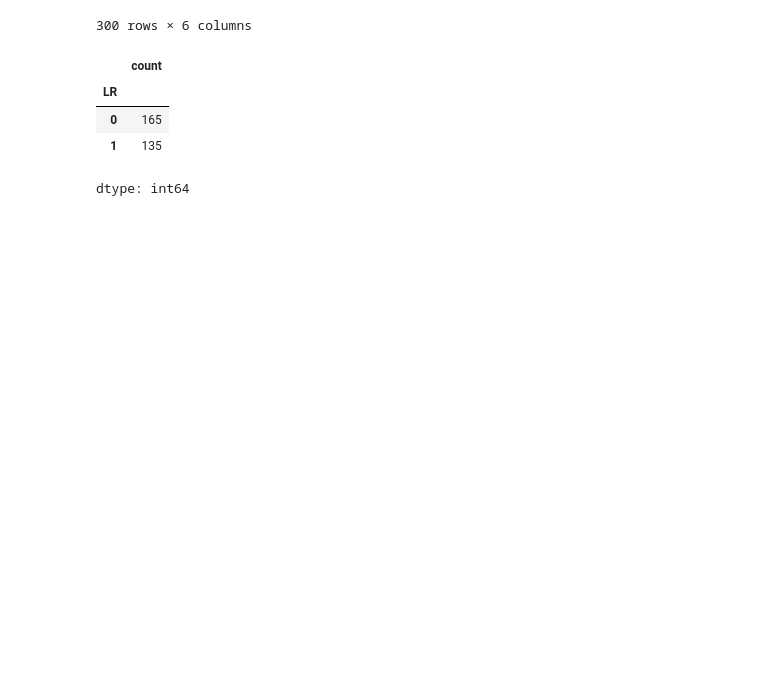
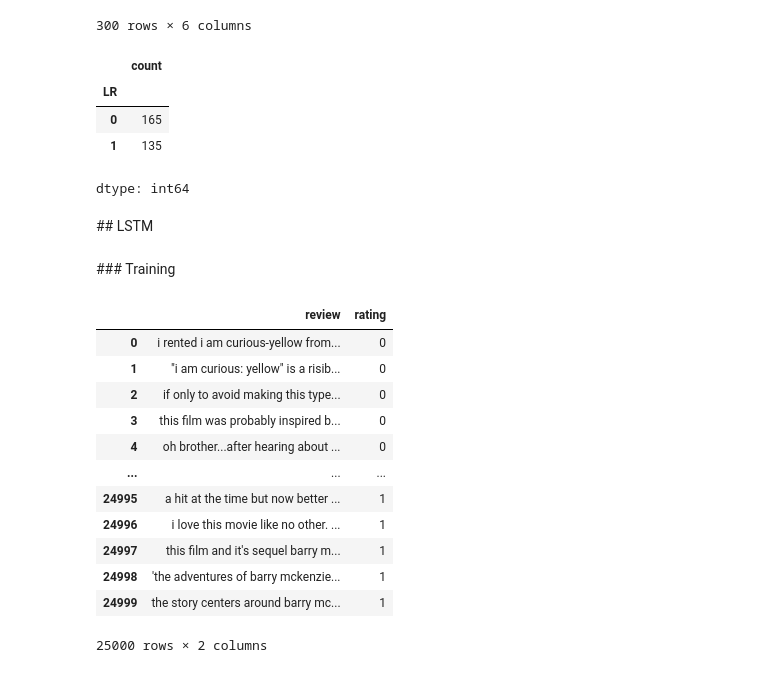
Before and after one commit to EgehanEralp/colabnotebooks, a Jupyter notebook: ensemble_defense.ipynb, the cells around one changed output. Drawn from its saved outputs; the diff is of its cells as text; code cells hidden in the pictures; blank space fills up the shorter version.

```diff
--- a/ensemble_defense.ipynb
+++ b/ensemble_defense.ipynb
@@ -545,4 +540,26 @@ dtype: int64
 # %%
 test_bd.to_pickle("./imdb_300_addsentBD_D2Vpreds.pkl")
 # %% [markdown]
-#
+## LSTM
+# %% [markdown]
+### Training
+# %%
+REPLACE_BY_SPACE_RE = re.compile('[/(){}\[\]\|@,;]')
+BAD_SYMBOLS_RE = re.compile('[^a-z #+_]')
+STOPWORDS = set(stopwords.words('english'))
+
+def clean_text(text):
+    """
+        text: a string
+
+        return: modified initial string
+    """
+    text = text.lower() # lowercase text
+    text = REPLACE_BY_SPACE_RE.sub(' ', text) # replace REPLACE_BY_SPACE_RE symbols by space in text. substitute the matched string in REPLACE_BY_SPACE_RE with space.
+#    text = BAD_SYMBOLS_RE.sub('', text) # remove symbols which are in BAD_SYMBOLS_RE from text. substitute the matched string in BAD_SYMBOLS_RE with nothing.
+    text = text.replace('x', '')
+#    text = re.sub(r'\W+', '', text)
+#    text = ' '.join(word for word in text.split() if word not in STOPWORDS) # remove stopwors from text
+    return text
+train['review'] = train['review'].apply(clean_text)
+#train['review'] = train['review'].str.replace('\d+', '')
@@ -548,0 +569,16 @@ test_bd.to_pickle("./imdb_300_addsentBD_D2Vpreds.pkl")
+# %%
+train
+# %% [output]
+|  | review | rating |
+| 0 | i rented i am curious-yellow from... | 0 |
+| 1 | "i am curious: yellow" is a risib... | 0 |
+| 2 | if only to avoid making this type... | 0 |
+| 3 | this film was probably inspired b... | 0 |
+| 4 | oh brother...after hearing about ... | 0 |
+| ... | ... | ... |
+| 24995 | a hit at the time but now better ... | 1 |
+| 24996 | i love this movie like no other. ... | 1 |
+| 24997 | this film and it's sequel barry m... | 1 |
+| 24998 | 'the adventures of barry mckenzie... | 1 |
+| 24999 | the story centers around barry mc... | 1 |
+25000 rows × 2 columns
```
Also changed, not shown: parts of 39 cells of this notebook.
